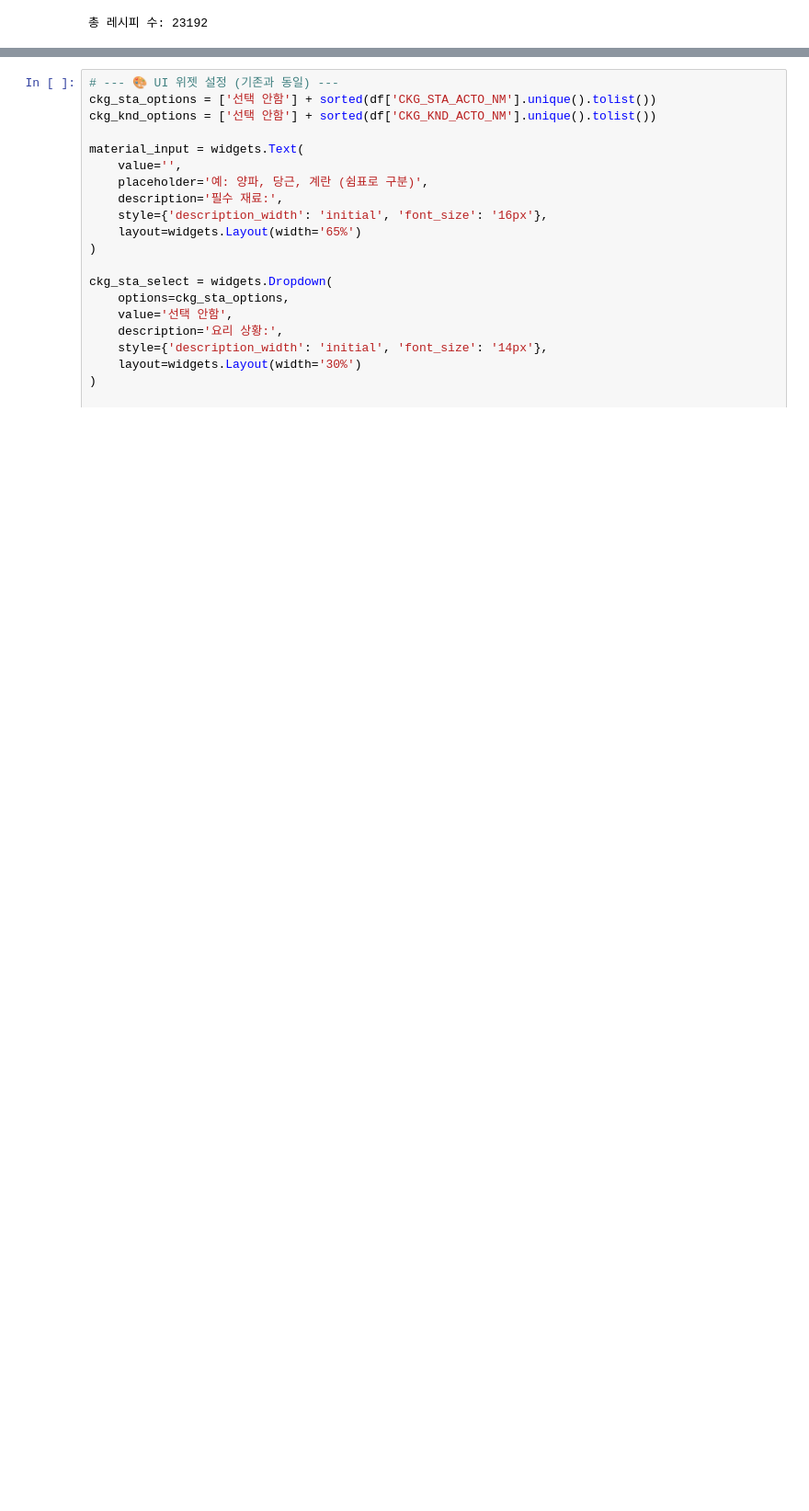
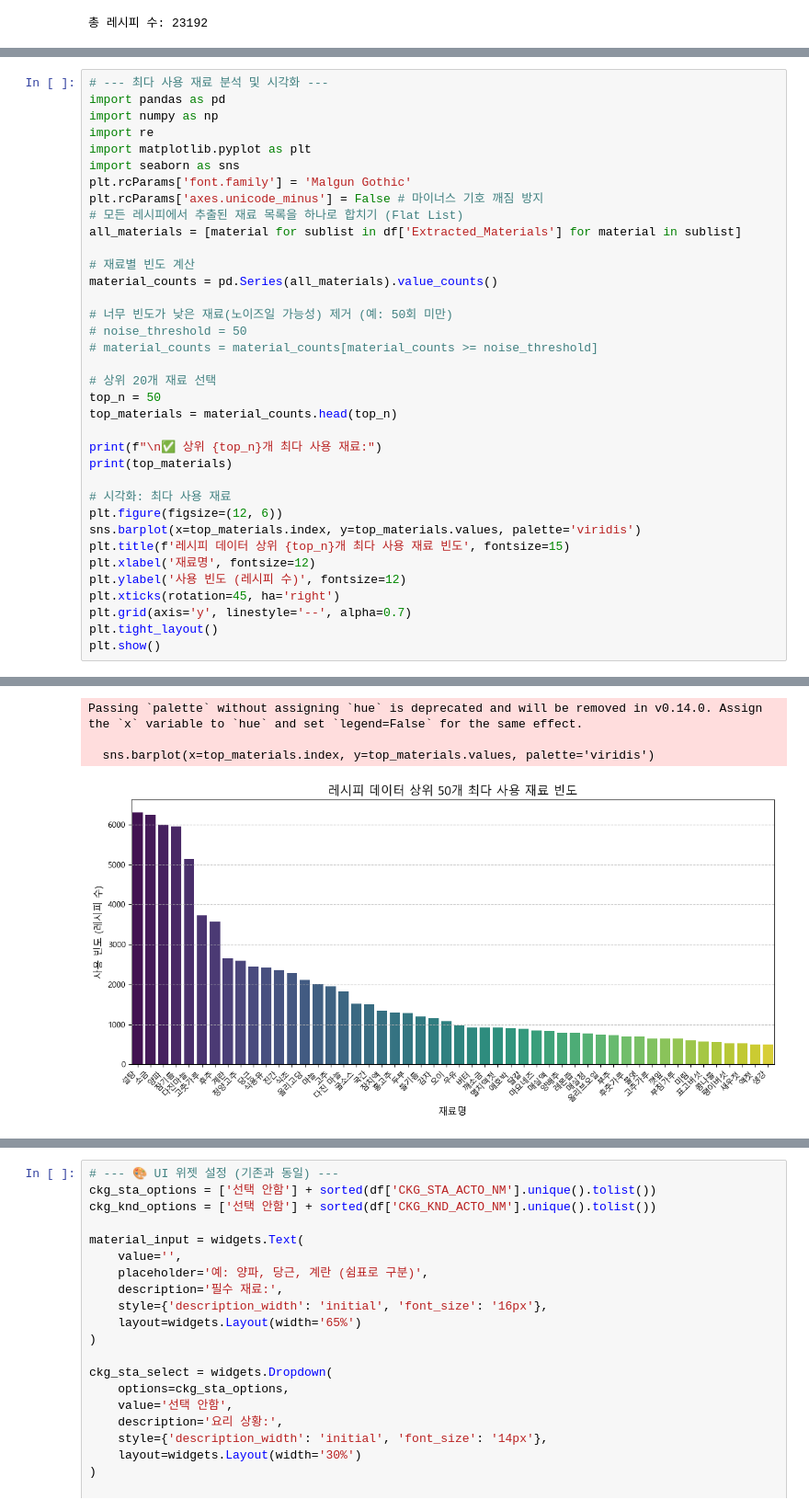
Before and after one commit to jiwoon1205/recipe, a Jupyter notebook: 레시피 추천.ipynb, the cells around one changed output, grey strips where cells are left out. Shown at 92% size. Cells and saved outputs as stored; diff of their text form; blank space fills up the shorter version.

```diff
--- a/레시피 추천.ipynb
+++ b/레시피 추천.ipynb
@@ -25,0 +83,37 @@ print(f"총 레시피 수: {len(df)}")
+# %%
+# --- 최다 사용 재료 분석 및 시각화 ---
+import pandas as pd
+import numpy as np
+import re
+import matplotlib.pyplot as plt
+import seaborn as sns
+plt.rcParams['font.family'] = 'Malgun Gothic'
+plt.rcParams['axes.unicode_minus'] = False # 마이너스 기호 깨짐 방지
+# 모든 레시피에서 추출된 재료 목록을 하나로 합치기 (Flat List)
+all_materials = [material for sublist in df['Extracted_Materials'] for material in sublist]
+
+# 재료별 빈도 계산
+material_counts = pd.Series(all_materials).value_counts()
+
+# 너무 빈도가 낮은 재료(노이즈일 가능성) 제거 (예: 50회 미만)
+# noise_threshold = 50
+# material_counts = material_counts[material_counts >= noise_threshold]
+
+# 상위 20개 재료 선택
+top_n = 50
+top_materials = material_counts.head(top_n)
+
+print(f"\n✅ 상위 {top_n}개 최다 사용 재료:")
+print(top_materials)
+
+# 시각화: 최다 사용 재료
+plt.figure(figsize=(12, 6))
+sns.barplot(x=top_materials.index, y=top_materials.values, palette='viridis')
+plt.title(f'레시피 데이터 상위 {top_n}개 최다 사용 재료 빈도', fontsize=15)
+plt.xlabel('재료명', fontsize=12)
+plt.ylabel('사용 빈도 (레시피 수)', fontsize=12)
+plt.xticks(rotation=45, ha='right')
+plt.grid(axis='y', linestyle='--', alpha=0.7)
+plt.tight_layout()
+plt.show()
+# %% [output]
@@ -25,0 +137,4 @@ print(f"총 레시피 수: {len(df)}")
+Passing `palette` without assigning `hue` is deprecated and will be removed in v0.14.0. Assign the `x` variable to `hue` and set `legend=False` for the same effect.
+
+  sns.barplot(x=top_materials.index, y=top_materials.values, palette='viridis')
+[figure, added]
```
Also changed, not shown: parts of 3 cells of this notebook.
